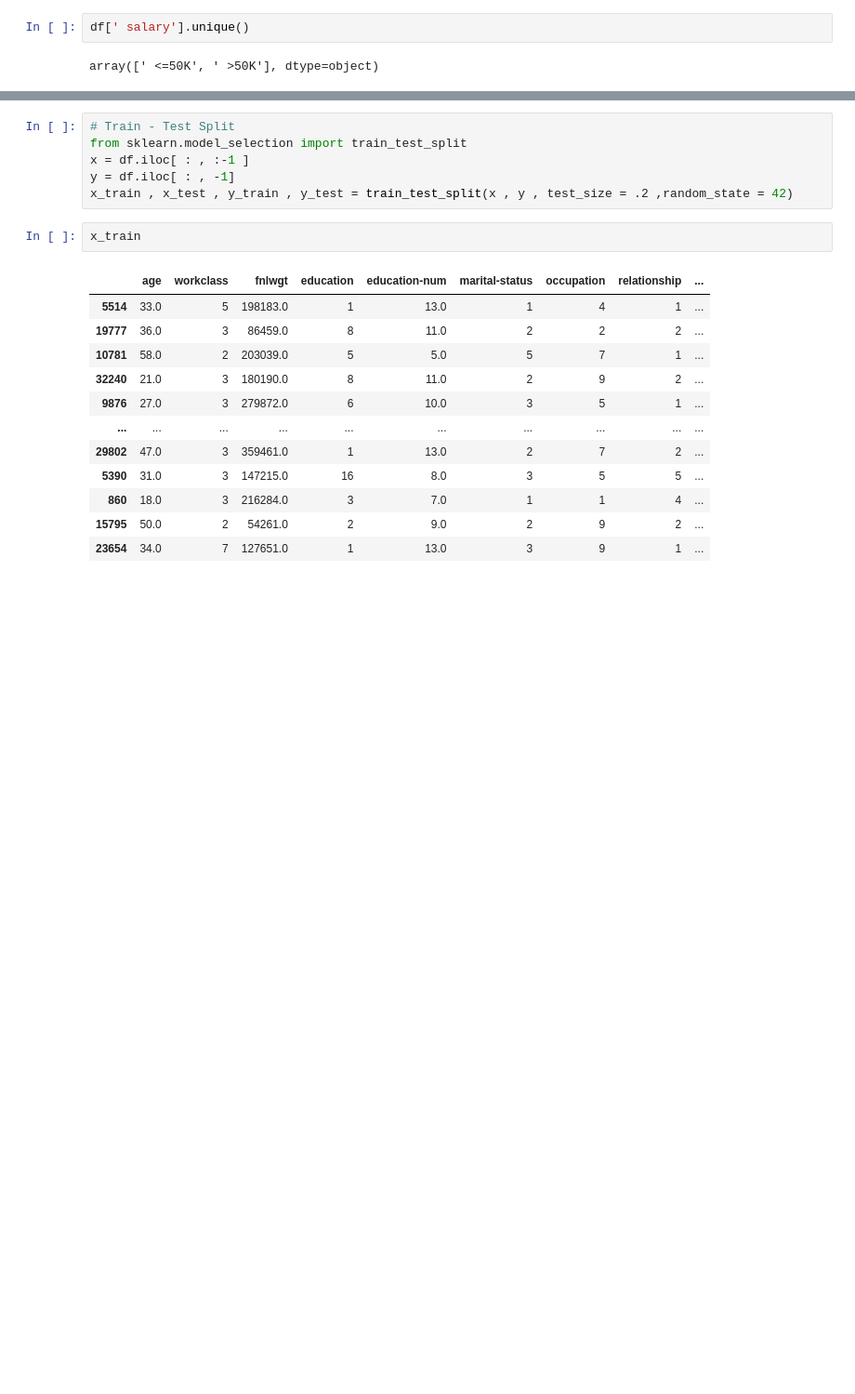
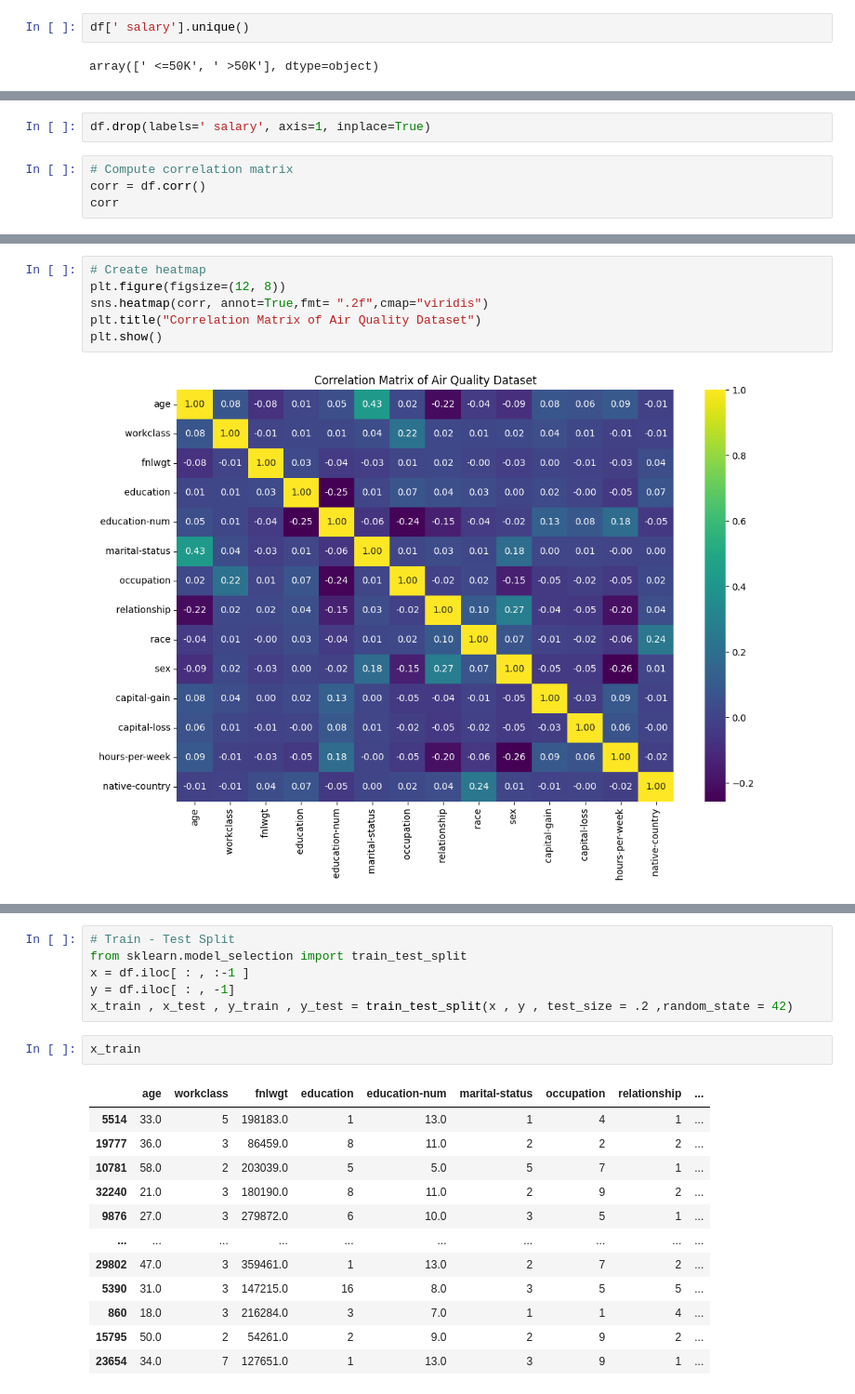
Before and after one commit to AjithNarayananKA/ML-Projects, a Jupyter notebook: Day 1/Adult Salary Prediction.ipynb, the cells around one changed output, grey strips where cells are left out. Shown at 93% size. Saved outputs shown, nothing was run; the diff lists cells and outputs as text; blank space fills up the shorter version.

```diff
--- a/Day 1/Adult Salary Prediction.ipynb
+++ b/Day 1/Adult Salary Prediction.ipynb
@@ -711,0 +732,6 @@ Name:  salary, Length: 32561, dtype: int64
+# %%
+df.drop(labels=' salary', axis=1, inplace=True)
+# %%
+# Compute correlation matrix
+corr = df.corr()
+corr
@@ -712,3 +754,11 @@ Name:  salary, Length: 32561, dtype: int64
+# %%
+# Create heatmap
+plt.figure(figsize=(12, 8))
+sns.heatmap(corr, annot=True,fmt= ".2f",cmap="viridis")
+plt.title("Correlation Matrix of Air Quality Dataset")
+plt.show()
+# %% [output]
+[figure, added]
 # %%
 pip install scikit-learn
 # %% [output]
```
Also changed, not shown: parts of 21 cells of this notebook.
